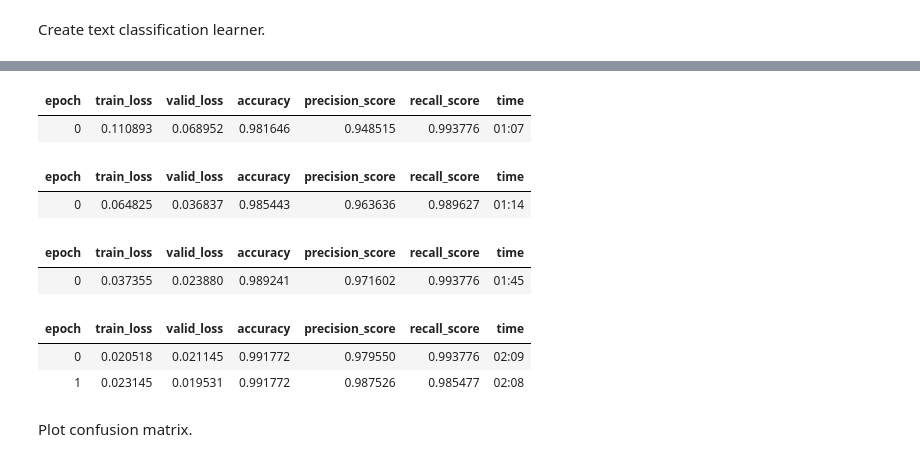
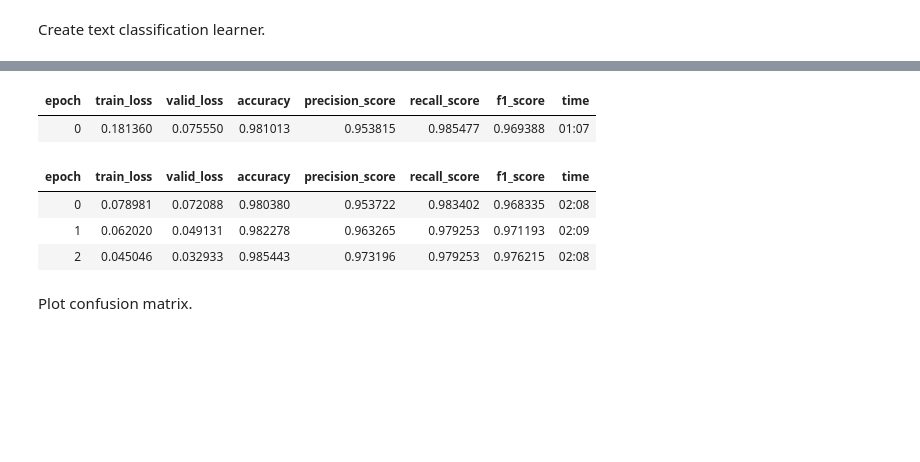
Before and after one commit to himalayahall/YU_FASTAI, a Jupyter notebook: fastai-email-ham-spam-classifier.ipynb, the cells around one changed output, grey strips where cells are left out. Saved outputs shown, nothing was run; the diff lists cells and outputs as text; code cells hidden in the pictures; blank space fills up the shorter version.

```diff
--- a/fastai-email-ham-spam-classifier.ipynb
+++ b/fastai-email-ham-spam-classifier.ipynb
@@ -294,6 +312,8 @@ Create text classification learner.
 learn = text_classifier_learner(dls_cls,
                                 AWD_LSTM,
                                 drop_mult=0.5,
-                                metrics=[accuracy, Precision(), Recall()])
+                                metrics=[accuracy, Precision(), Recall(), F1Score()])
 # %%
 learn = learn.load_encoder('finetuned')
+# %%
+lr = learn.lr_find()
@@ -300,5 +323,9 @@ learn = learn.load_encoder('finetuned')
 # %%
-learn.fit_one_cycle(1, 2e-2)
+learn.fine_tune(3, lr[0])
 # %% [output]
-| epoch | train_loss | valid_loss | accuracy | precision_score | recall_score | time |
-| 0 | 0.110893 | 0.068952 | 0.981646 | 0.948515 | 0.993776 | 01:07 |
+| epoch | train_loss | valid_loss | accuracy | precision_score | recall_score | f1_score | time |
+| 0 | 0.181360 | 0.075550 | 0.981013 | 0.953815 | 0.985477 | 0.969388 | 01:07 |
+| epoch | train_loss | valid_loss | accuracy | precision_score | recall_score | f1_score | time |
+| 0 | 0.078981 | 0.072088 | 0.980380 | 0.953722 | 0.983402 | 0.968335 | 02:08 |
+| 1 | 0.062020 | 0.049131 | 0.982278 | 0.963265 | 0.979253 | 0.971193 | 02:09 |
+| 2 | 0.045046 | 0.032933 | 0.985443 | 0.973196 | 0.979253 | 0.976215 | 02:08 |
@@ -307,21 +332,3 @@ learn.freeze_to(-2)
-# %%
-learn.fit_one_cycle(1, slice(1e-2/(2.6**4),1e-2))
-# %% [output]
-| epoch | train_loss | valid_loss | accuracy | precision_score | recall_score | time |
-| 0 | 0.064825 | 0.036837 | 0.985443 | 0.963636 | 0.989627 | 01:14 |
-# %%
-learn.freeze_to(-3)
-learn.fit_one_cycle(1, slice(5e-3/(2.6**4),5e-3))
-# %% [output]
-| epoch | train_loss | valid_loss | accuracy | precision_score | recall_score | time |
-| 0 | 0.037355 | 0.023880 | 0.989241 | 0.971602 | 0.993776 | 01:45 |
-# %%
-learn.unfreeze()
-learn.fit_one_cycle(2, slice(1e-3/(2.6**4),1e-3))
-# %% [output]
-| epoch | train_loss | valid_loss | accuracy | precision_score | recall_score | time |
-| 0 | 0.020518 | 0.021145 | 0.991772 | 0.979550 | 0.993776 | 02:09 |
-| 1 | 0.023145 | 0.019531 | 0.991772 | 0.987526 | 0.985477 | 02:08 |
 # %% [markdown]
 Plot confusion matrix.
 # %%
```
Also changed, not shown: parts of 20 cells of this notebook.
